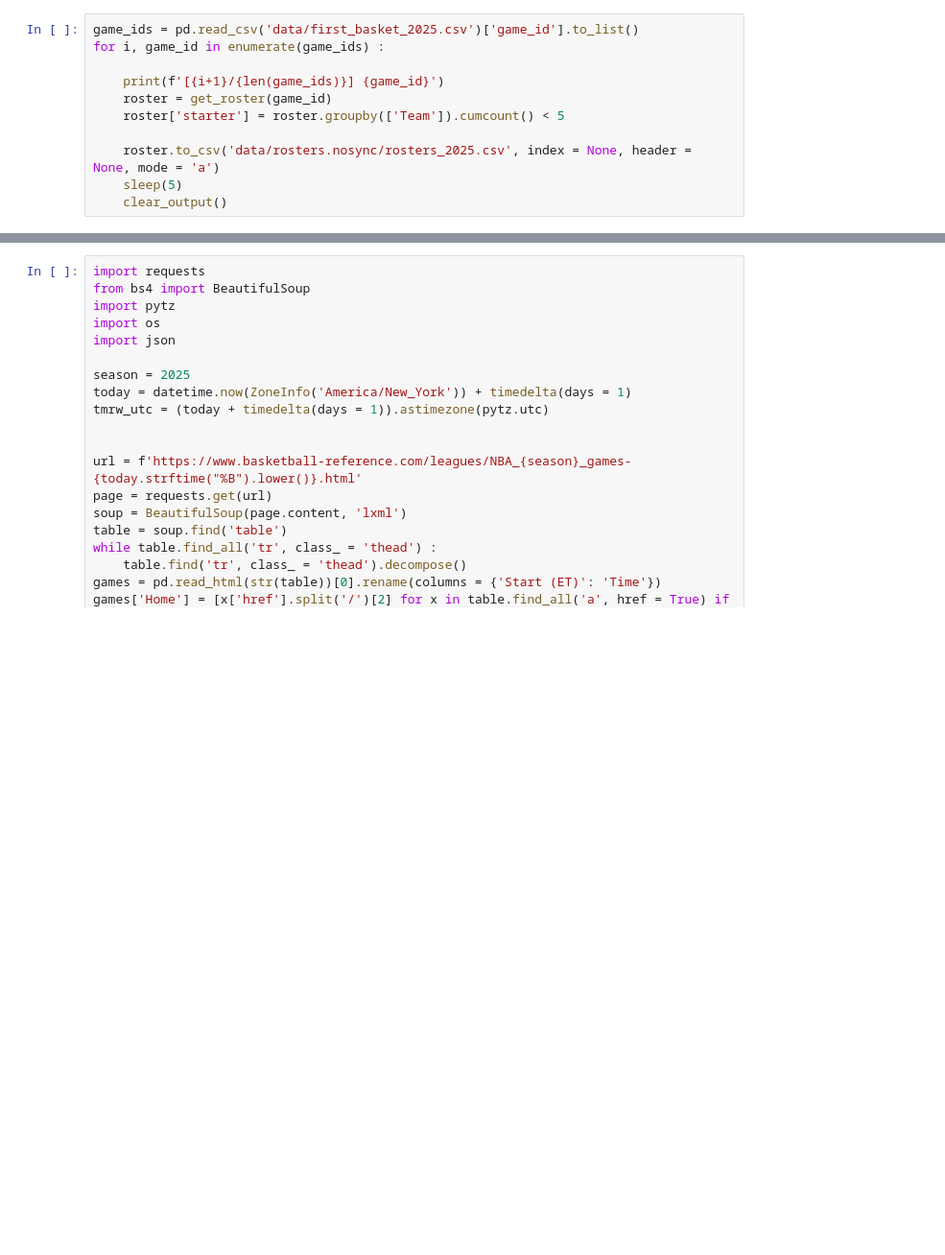
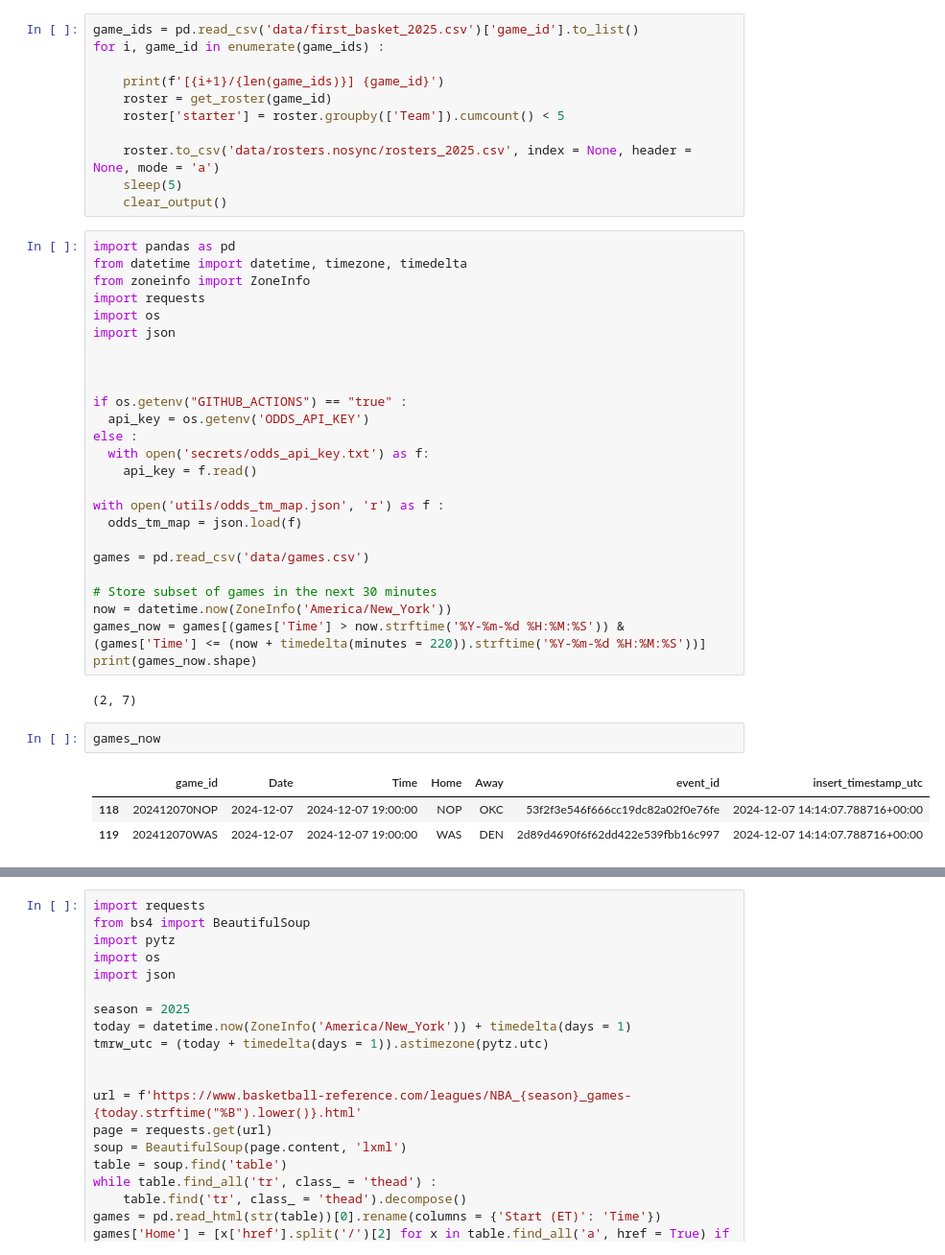
Before and after one commit to martinbog19/LeFirstBasket, a Jupyter notebook: run_before_game.ipynb, the cells around one changed output, grey strips where cells are left out. Shown: that part at 96% size. Drawn from its saved outputs; the diff is of its cells as text; blank space fills up the shorter version.

```diff
--- a/run_before_game.ipynb
+++ b/run_before_game.ipynb
@@ -14,3 +14,36 @@ for i, game_id in enumerate(game_ids) :
     roster.to_csv('data/rosters.nosync/rosters_2025.csv', index = None, header = None, mode = 'a')
     sleep(5)
     clear_output()
+# %%
+import pandas as pd
+from datetime import datetime, timezone, timedelta
+from zoneinfo import ZoneInfo
+import requests
+import os
+import json
+
+
+
+if os.getenv("GITHUB_ACTIONS") == "true" :
+  api_key = os.getenv('ODDS_API_KEY')
+else :
+  with open('secrets/odds_api_key.txt') as f:
+    api_key = f.read()
+
+with open('utils/odds_tm_map.json', 'r') as f :
+  odds_tm_map = json.load(f)
+
+games = pd.read_csv('data/games.csv')
+
+# Store subset of games in the next 30 minutes
+now = datetime.now(ZoneInfo('America/New_York'))
+games_now = games[(games['Time'] > now.strftime('%Y-%m-%d %H:%M:%S')) & (games['Time'] <= (now + timedelta(minutes = 220)).strftime('%Y-%m-%d %H:%M:%S'))]
+print(games_now.shape)
+# %% [output]
+(2, 7)
+# %%
+games_now
+# %% [output]
+|  | game_id | Date | Time | Home | Away | event_id | insert_timestamp_utc |
+| 118 | 202412070NOP | 2024-12-07 | 2024-12-07 19:00:00 | NOP | OKC | 53f2f3e546f666cc19dc82a02f0e76fe | 2024-12-07 14:14:07.788716+00:00 |
+| 119 | 202412070WAS | 2024-12-07 | 2024-12-07 19:00:00 | WAS | DEN | 2d89d4690f6f62dd422e539fbb16c997 | 2024-12-07 14:14:07.788716+00:00 |
```
Also changed, not shown: parts of 2 cells of this notebook.
